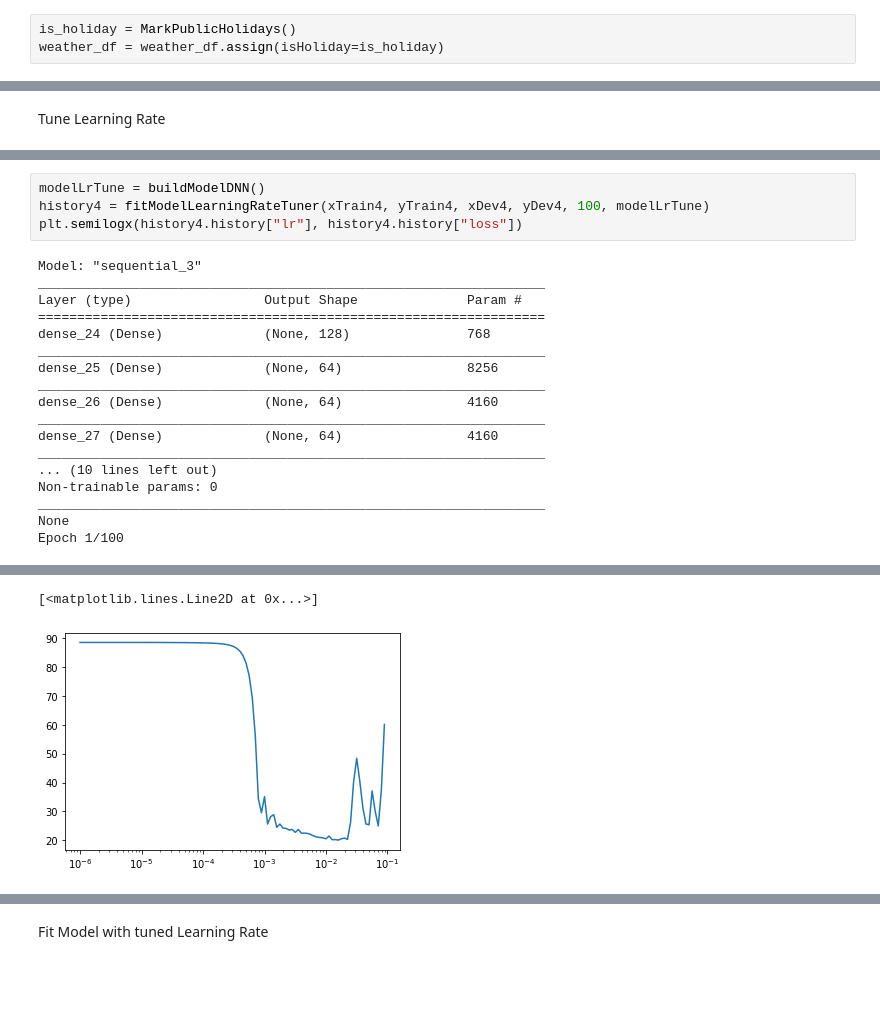
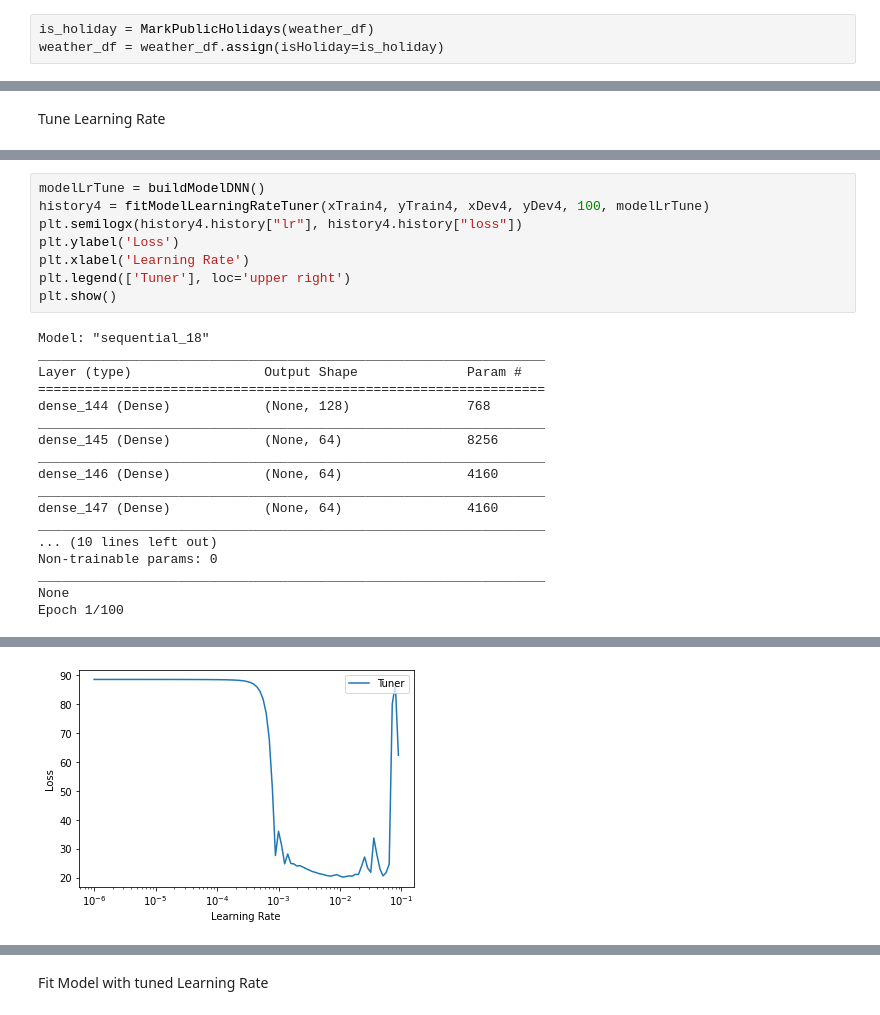
Before and after one commit to Testbild/BakerySalesPrediction_DeepLearningFromScratch_opencampusSH, a Jupyter notebook: code/Project_Notebook_finished.ipynb, the cells around one changed output, grey strips where cells are left out. Drawn from its saved outputs; the diff is of its cells as text; blank space fills up the shorter version.

```diff
--- a/code/Project_Notebook_finished.ipynb
+++ b/code/Project_Notebook_finished.ipynb
@@ -637,7 +639,7 @@ print(weather_df)
 
 [2601 rows x 7 columns]
 # %%
-is_holiday = MarkPublicHolidays()
+is_holiday = MarkPublicHolidays(weather_df)
 weather_df = weather_df.assign(isHoliday=is_holiday)
 # %%
 sales_and_weather_group1 = matchWeatherAndSales(sales_df_group1, weather_df)
@@ -831,18 +842,22 @@ Epoch 100/100
 modelLrTune = buildModelDNN()
 history4 = fitModelLearningRateTuner(xTrain4, yTrain4, xDev4, yDev4, 100, modelLrTune)
 plt.semilogx(history4.history["lr"], history4.history["loss"])
+plt.ylabel('Loss')
+plt.xlabel('Learning Rate')
+plt.legend(['Tuner'], loc='upper right')
+plt.show()
 # %% [output]
-Model: "sequential_3"
+Model: "sequential_18"
 _________________________________________________________________
 Layer (type)                 Output Shape              Param #
 =================================================================
-dense_24 (Dense)             (None, 128)               768
+dense_144 (Dense)            (None, 128)               768
 _________________________________________________________________
-dense_25 (Dense)             (None, 64)                8256
+dense_145 (Dense)            (None, 64)                8256
 _________________________________________________________________
-dense_26 (Dense)             (None, 64)                4160
+dense_146 (Dense)            (None, 64)                4160
 _________________________________________________________________
-dense_27 (Dense)             (None, 64)                4160
+dense_147 (Dense)            (None, 64)                4160
 _________________________________________________________________
 ... (10 lines left out)
 Non-trainable params: 0
@@ -869,5 +884,4 @@ Epoch 100/100
-[<matplotlib.lines.Line2D at 0x...>]
-[figure, old version]
+[figure, new version]
 # %%
 modelLrTune = buildModelDNN()
 history5 = fitModelLearningRateTuner(xTrain5, yTrain5, xDev5, yDev5, 100, modelLrTune)
```
Also changed, not shown: parts of 31 cells of this notebook.
